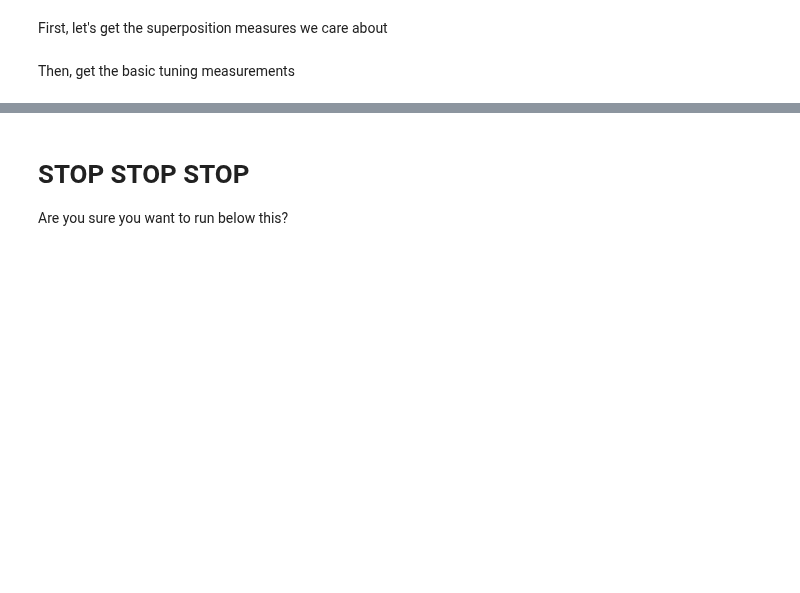
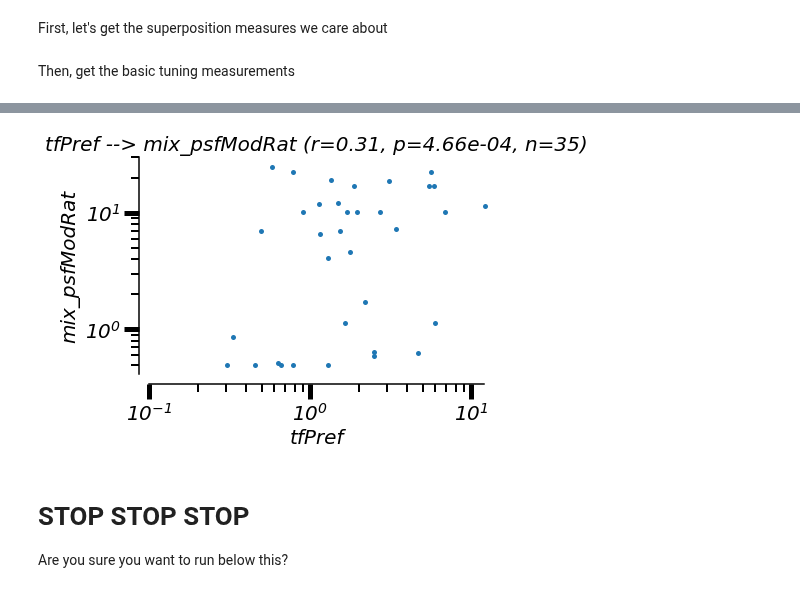
Before and after one commit to paul-levy/SF-diversity, a Jupyter notebook: descrAnalysisV1-allExps.ipynb, the cells around one changed output, grey strips where cells are left out. Saved outputs shown, nothing was run; the diff lists cells and outputs as text; code cells hidden in the pictures; blank space fills up the shorter version.

```diff
--- a/descrAnalysisV1-allExps.ipynb
+++ b/descrAnalysisV1-allExps.ipynb
@@ -1987,0 +1929,9 @@ for ind in np.arange(nCells):
+# %%
+all_ind = np.vstack((f1f0, supr_data, supr_mod, gsf_data, gsf_mod, c50, tfPref, tfBW, oriPref, oriBW, oriCV, oriDS, sfPref_basic, sfBW_basic, mix_sfPref, mix_bwHalf, mix_bw34, mix_charFreq, supr_index))
+all_dep = np.vstack((mix_prefRatData, mix_bwHalfRatData, mix_bw34RatData, mix_psfModRat, mix_psfModRat_norm, corr_err, corr_errNorm))
+
+all_ind_names = ['f1f0', 'supr_data', 'supr_mod', 'gsf_data', 'gsf_mod', 'c50', 'tfPref', 'tfBW', 'oriPref', 'oriBW', 'oriCV', 'oriDS', 'sfPref_basic', 'sfBW_basic', 'mix_sfPref', 'mix_bwHalf', 'mix_bw34', 'mix_charFreq', 'supr_index']
+all_dep_names = ['mix_prefRatData', 'mix_bwHalfRatData', 'mix_bw34RatData', 'mix_psfModRat', 'mix_psfModRat_norm', 'corr_err', 'corr_errNorm']
+# some varialbles should be plotted log; these are those
+all_ind_log_names = ['f1f0', 'gsf_data', 'gsf_mod', 'c50', 'tfPref', 'sfPref_basic', 'mix_sfPref', 'mix_charFreq']
+all_dep_log_names = ['mix_prefRatData', 'mix_psfModRat', 'mix_psfModRat_norm']
@@ -1987,0 +1971,5 @@ for ind in np.arange(nCells):
+# %%
+all_keys = list(all_reg_1d)
+# %%
+r_vals = np.array([all_reg_1d[k]['rsquare'] for k in all_keys])
+p_vals = np.array([all_reg_1d[k]['pval'] for k in all_keys])
@@ -1987,0 +2023,2 @@ for ind in np.arange(nCells):
+# %%
+max_r = np.array(list(reversed(np.argsort(r_vals))))
@@ -1988,3 +2047,30 @@ for ind in np.arange(nCells):
+# %%
+r_ind = 13;
+curr_key = all_keys[max_r[r_ind]];
+curr_mod = all_reg_1d[curr_key];
+r_val, p_val, n_cells = curr_mod['rsquare'], curr_mod['pval'], curr_mod['n_cells']
+ind_name, dep_name = curr_mod['ind_name'], curr_mod['dep_name'];
+title = '%s --> %s (r=%.2f, p=%.2e, n=%d)' % (ind_name, dep_name, r_val, p_val, n_cells)
+
+x_vals = all_dep[curr_key[0], :];
+y_vals = all_ind[curr_key[1], :]
+if np.in1d(ind_name, all_ind_log_names):
+    x_vals = np.power(2, x_vals);
+    plt.xscale('log')
+    plt.xlim([np.round(np.nanmin(plt_vals), decimals=1), np.round(np.nanmax(plt_vals), decimals=0)])
+if np.in1d(dep_name, all_dep_log_names):
+    y_vals = np.power(2, y_vals)
+    plt.yscale('log')
+
+plt.plot(x_vals, y_vals, 'o', clip_on=False);
+
+
+plt.xlabel('%s' % ind_name);
+plt.ylabel('%s' % dep_name);
+plt.title(title);
+sns.despine(offset=10);
+# %% [output]
+[figure, added]
 # %% [markdown]
 # STOP STOP STOP
 
```
Also changed, not shown: parts of 22 cells of this notebook, 1 other file.
